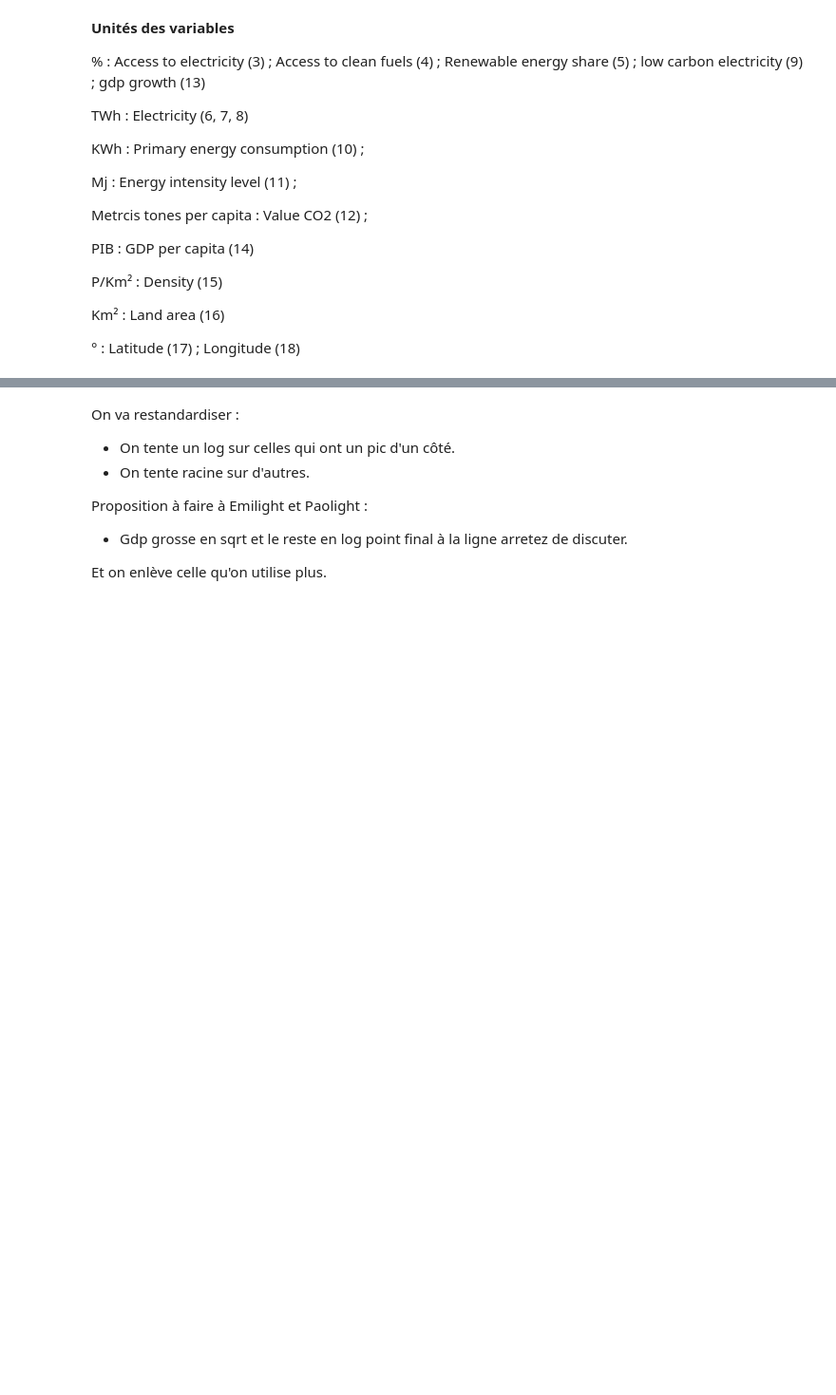
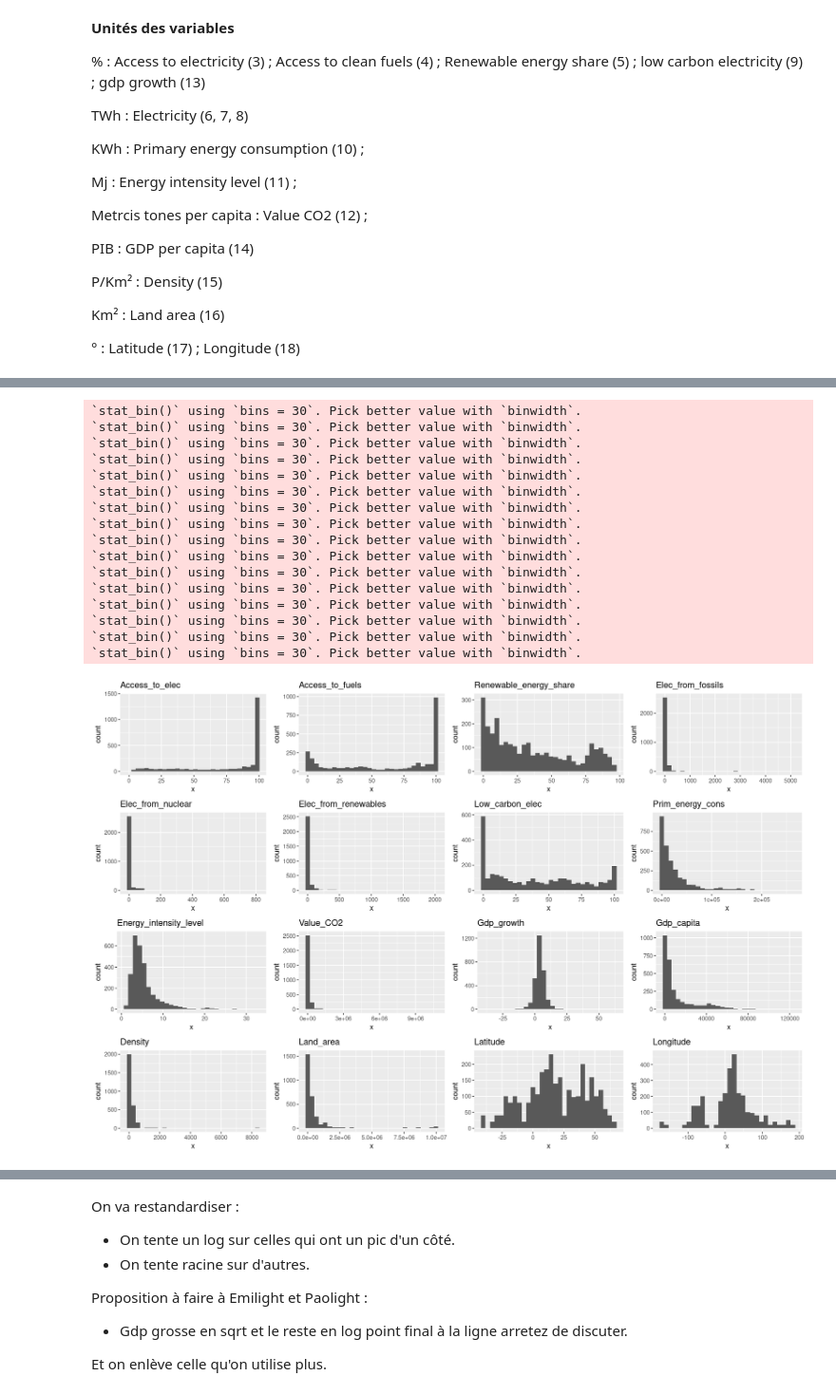
Before and after one commit to PaolaDeTruchis/MachineLearning, a Jupyter notebook: Projet_ML_R.ipynb, the cells around one changed output, grey strips where cells are left out. Shown at 95% size. Saved outputs shown, nothing was run; the diff lists cells and outputs as text; code cells hidden in the pictures; blank space fills up the shorter version.

```diff
--- a/Projet_ML_R.ipynb
+++ b/Projet_ML_R.ipynb
@@ -229 +219,34 @@ boxplot(data4[,c(6:8)]) # boxplot electricity : on n'y voit rien : trop de outli
 [figure]
+# %%
+# tentative d'histogrammes par boucle
+
+p = list()
+j=1
+
+for (i in names(data4)){
+    # on n'affiche que l'histogramme des variables quantitatives
+    if (is.numeric(data4[[i]])) {
+        data_copy <- data4[[i]] # on créé une copie des données à chaque itération
+        p[[i]] <- ggplot(data.frame(x=data_copy),aes(x=x)) + geom_histogram() +labs(title=i)
+    }
+}
+
+grid.arrange(grobs=p)
+# %% [output]
+`stat_bin()` using `bins = 30`. Pick better value with `binwidth`.
+`stat_bin()` using `bins = 30`. Pick better value with `binwidth`.
+`stat_bin()` using `bins = 30`. Pick better value with `binwidth`.
+`stat_bin()` using `bins = 30`. Pick better value with `binwidth`.
+`stat_bin()` using `bins = 30`. Pick better value with `binwidth`.
+`stat_bin()` using `bins = 30`. Pick better value with `binwidth`.
+`stat_bin()` using `bins = 30`. Pick better value with `binwidth`.
+`stat_bin()` using `bins = 30`. Pick better value with `binwidth`.
+`stat_bin()` using `bins = 30`. Pick better value with `binwidth`.
+`stat_bin()` using `bins = 30`. Pick better value with `binwidth`.
+`stat_bin()` using `bins = 30`. Pick better value with `binwidth`.
+`stat_bin()` using `bins = 30`. Pick better value with `binwidth`.
+`stat_bin()` using `bins = 30`. Pick better value with `binwidth`.
+`stat_bin()` using `bins = 30`. Pick better value with `binwidth`.
+`stat_bin()` using `bins = 30`. Pick better value with `binwidth`.
+`stat_bin()` using `bins = 30`. Pick better value with `binwidth`.
+[figure, added]
```
Also changed, not shown: parts of 36 cells of this notebook.
